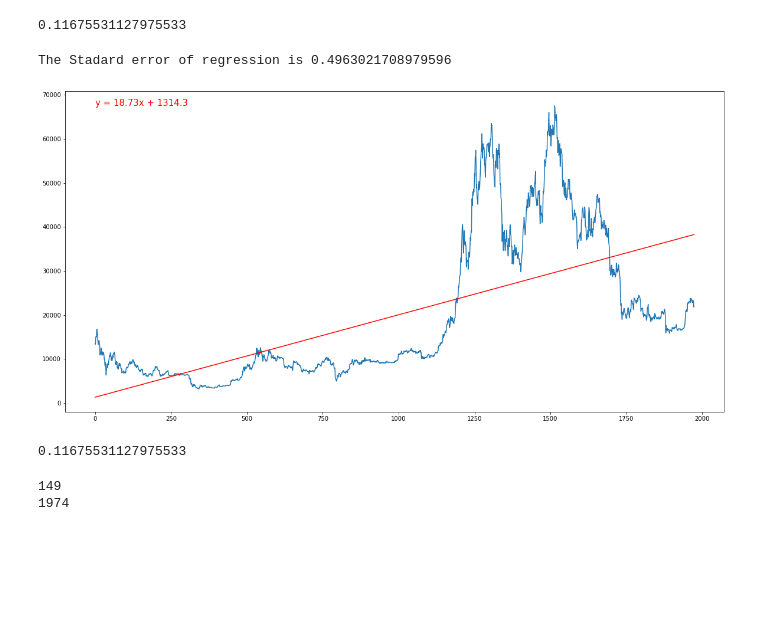
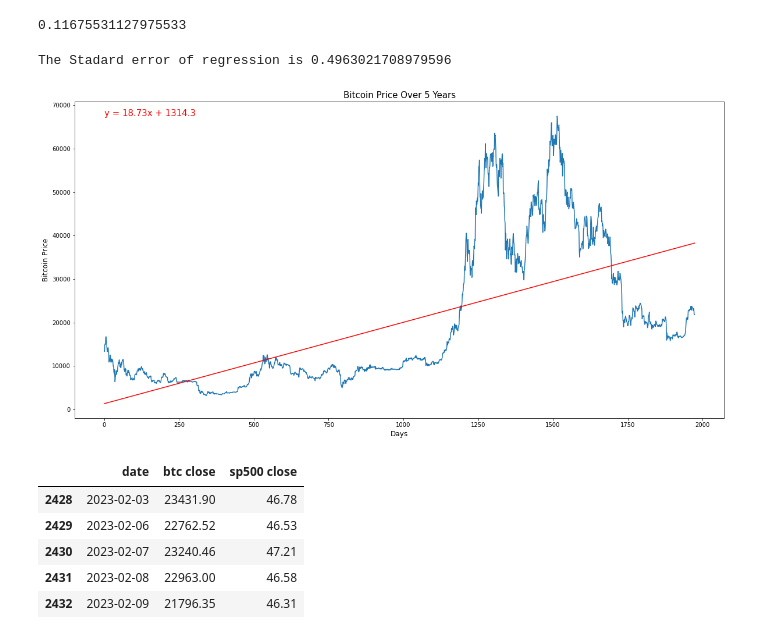
Before and after one commit to SMKSmith/Project1, a Jupyter notebook: visualizations.ipynb, the cells around one changed output. Saved outputs shown, nothing was run; the diff lists cells and outputs as text; code cells hidden in the pictures; blank space fills up the shorter version.

```diff
--- a/visualizations.ipynb
+++ b/visualizations.ipynb
@@ -445,26 +447,28 @@ mean_5yr
 # %%
 
 x_values = btc_5yr_df.index
 y_values = btc_5yr_df["close"]
 
 
 plt.figure(figsize = (20,10))
 plt.plot(y_values)
 
 
 slope, interception, r_value, p_value, std_err = st.linregress(x_values, y_values)
 
 line_eq = x_values * slope + interception
 plt.plot(x_values, line_eq, color = 'r')
 line_equation = f"y = {round(slope,2)}x + {round(interception,2)}"
 plt.annotate(line_equation,(min(x_values),max(y_values)),fontsize = 15, color = 'red')
-
+plt.title("Bitcoin Price Over 5 Years", size = 15)
+plt.xlabel("Days", size = 12)
+plt.ylabel("Bitcoin Price", size = 12)
 print(f"The Stadard error of regression is {std_err}")
 #     plt.grid()
 plt.show()
 # %% [output]
 The Stadard error of regression is 0.4963021708979596
-[figure, old version]
+[figure, new version]
 # %%
 y_values = btc_5yr_df["daily change (%)"]
 # %%
@@ -474,13 +478,12 @@ z_score_list = []
 for x in z_score:
     if abs(x) >= 1.8:
         z_score_list.append(x)
-# %%
-y_values.mean()
-# %% [output]
-0.11675531127975533
-# %%
-print(len(z_score_list))
-print(len(z_score))
-# %% [output]
-149
-1974
+# %%
+clean_btc_sp_df.tail()
+# %% [output]
+|  | date | btc close | sp500 close |
+| 2428 | 2023-02-03 | 23431.90 | 46.78 |
+| 2429 | 2023-02-06 | 22762.52 | 46.53 |
+| 2430 | 2023-02-07 | 23240.46 | 47.21 |
+| 2431 | 2023-02-08 | 22963.00 | 46.58 |
+| 2432 | 2023-02-09 | 21796.35 | 46.31 |
```
Also changed, not shown: parts of 5 cells of this notebook.
